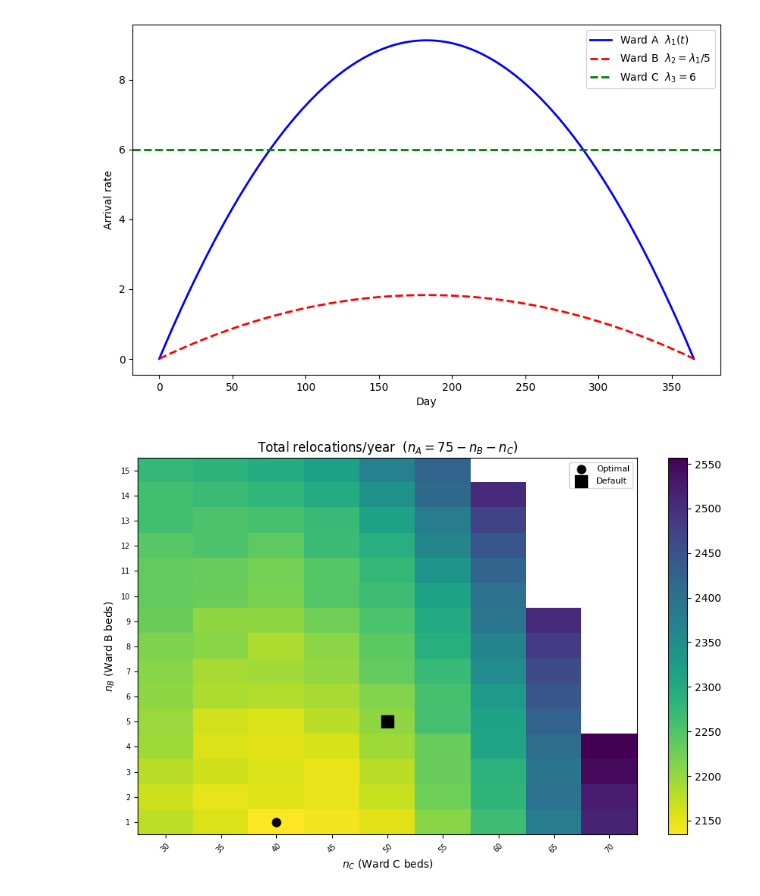
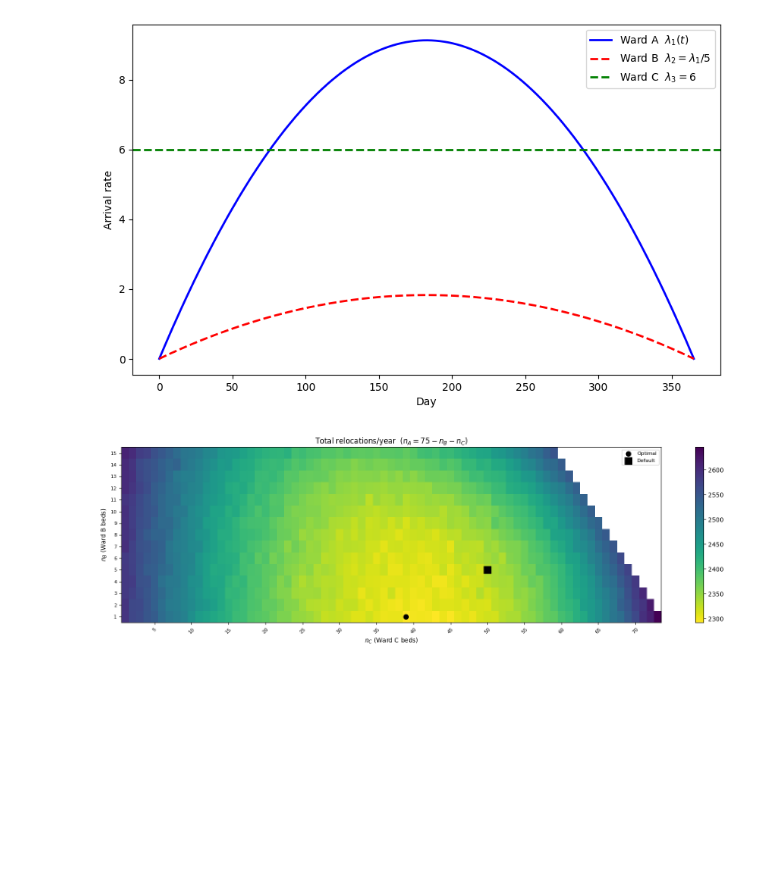
Before and after one commit to kris907j/Stochastic_sim, a Jupyter notebook: Project_2/Project_2_V.ipynb, the cells around one changed output. Saved outputs shown, nothing was run; the diff lists cells and outputs as text; code cells hidden in the pictures; blank space fills up the shorter version.

```diff
--- a/Project_2/Project_2_V.ipynb
+++ b/Project_2/Project_2_V.ipynb
@@ -167,7 +126,7 @@ def print_results(r: dict, nA: int, nB: int, nC: int, title: str = ""):
 # %%
 TOTAL     = 75
 N_PRIMARY = 1000
-N_SWEEP   = 100
+N_SWEEP   = 500
 N_SENS    = 1000
 N_BEDS    = 500
 
@@ -199,7 +139,7 @@ Mean bed utilisation:
 print(f"Bed-distribution sweep ({N_SWEEP} reps per config)")
 
 nB_range = range(1, 16)
-nC_range = range(30, 71, 5)
+nC_range = range(1, TOTAL)
 sweep    = {}
 
 for nB in nB_range:
@@ -320,29 +259,36 @@ ax.legend()
 <matplotlib.legend.Legend at 0x...>
 [figure]
 # %%
-fig, ax = plt.subplots(figsize=(9, 6))
+fig, ax = plt.subplots(figsize=(16, 5))
 
 nBv = sorted(set(k[1] for k in sweep))
 nCv = sorted(set(k[2] for k in sweep))
 Z   = np.full((len(nBv), len(nCv)), np.nan)
 for i, nb in enumerate(nBv):
     for j, nc in enumerate(nCv):
         na = TOTAL - nb - nc
         if na >= 1 and (na, nb, nc) in sweep:
             Z[i, j] = sweep[(na, nb, nc)]
 
 im = ax.imshow(Z, aspect='auto', origin='lower', cmap='viridis_r')
-ax.set_xticks(range(len(nCv)));  ax.set_xticklabels(nCv, rotation=45, fontsize=7)
-ax.set_yticks(range(len(nBv)));  ax.set_yticklabels(nBv, fontsize=7)
-ax.set(xlabel='$n_C$ (Ward C beds)', ylabel='$n_B$ (Ward B beds)', title=f'Total relocations/year  ($n_A = {TOTAL}-n_B-n_C$)')
+
+tick_step = 5
+tick_indices = [j for j, nc in enumerate(nCv) if nc % tick_step == 0]
+ax.set_xticks(tick_indices)
+ax.set_xticklabels([nCv[j] for j in tick_indices], rotation=45, fontsize=8)
+ax.set_yticks(range(len(nBv)))
+ax.set_yticklabels(nBv, fontsize=8)
+
+ax.set(xlabel='$n_C$ (Ward C beds)', ylabel='$n_B$ (Ward B beds)',
+       title=f'Total relocations/year  ($n_A = {TOTAL}-n_B-n_C$)')
 ax.scatter([nCv.index(nC_opt)], [nBv.index(nB_opt)], marker='.', s=250, c='black', zorder=6, label='Optimal')
-ax.scatter([nCv.index(nC0)], [nBv.index(nB0)], marker='s', s=120, c='black', zorder=6, label='Default')
+ax.scatter([nCv.index(nC0)],    [nBv.index(nB0)],    marker='s', s=120, c='black', zorder=6, label='Default')
 ax.legend(fontsize=8)
 plt.colorbar(im, ax=ax)
 plt.tight_layout()
 plt.show()
 # %% [output]
-[figure, old version]
+[figure, new version]
 # %%
 fig, ax = plt.subplots(figsize=(7, 5))
 
```
Also changed, not shown: parts of 19 cells of this notebook.
